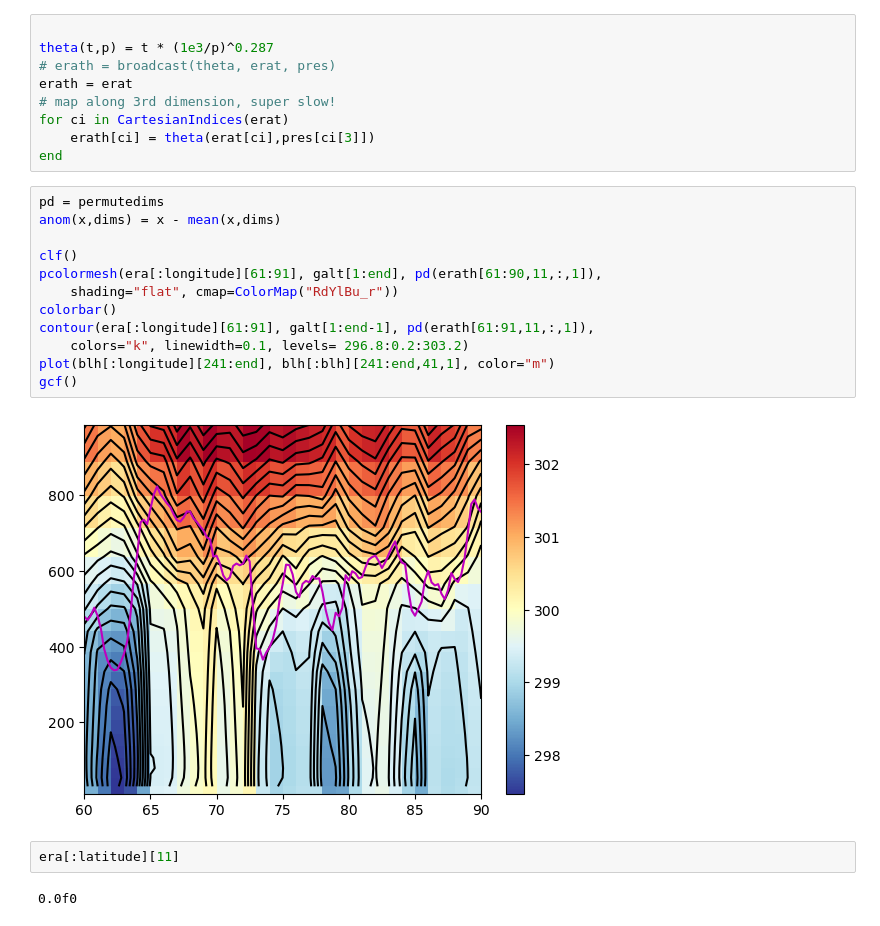
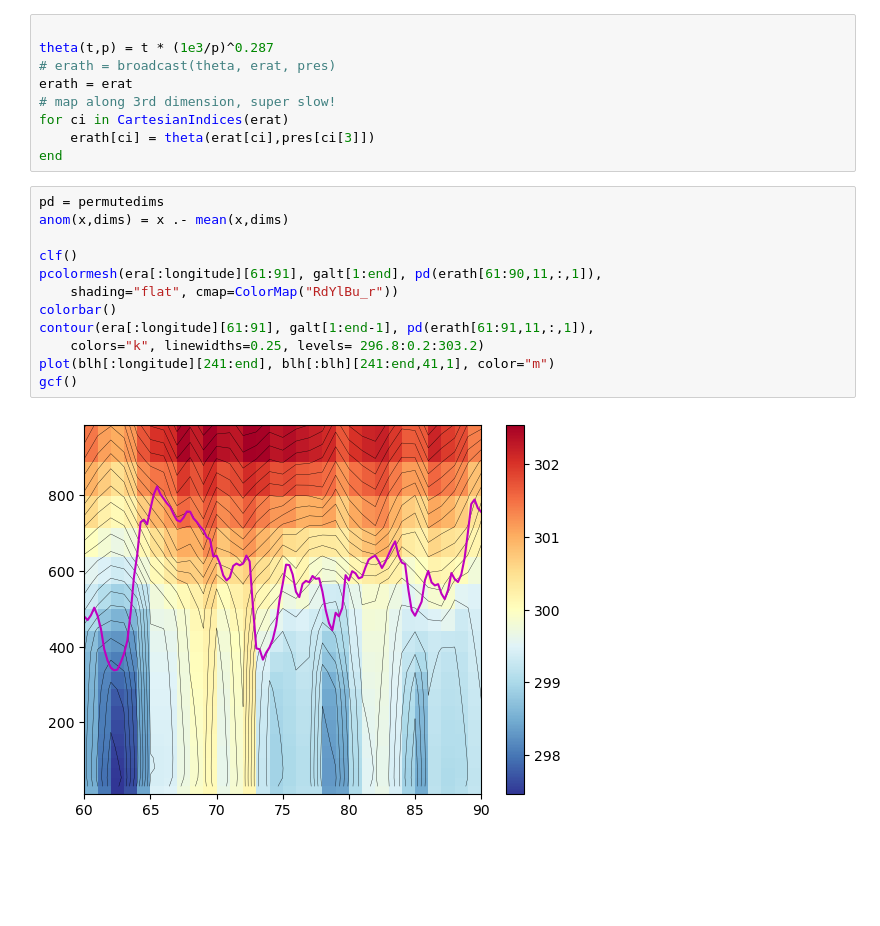
Before and after one commit to deszoeke/cmip6, a Jupyter notebook: era5/era5_mjo_vert.ipynb, the cells around one changed output. Drawn from its saved outputs; the diff is of its cells as text; blank space fills up the shorter version.

```diff
--- a/era5/era5_mjo_vert.ipynb
+++ b/era5/era5_mjo_vert.ipynb
@@ -103,19 +108,15 @@ for ci in CartesianIndices(erat)
 end
 # %%
 pd = permutedims
-anom(x,dims) = x - mean(x,dims)
+anom(x,dims) = x .- mean(x,dims)
 
 clf()
 pcolormesh(era[:longitude][61:91], galt[1:end], pd(erath[61:90,11,:,1]),
     shading="flat", cmap=ColorMap("RdYlBu_r"))
 colorbar()
 contour(era[:longitude][61:91], galt[1:end-1], pd(erath[61:91,11,:,1]),
-    colors="k", linewidth=0.1, levels= 296.8:0.2:303.2)
+    colors="k", linewidths=0.25, levels= 296.8:0.2:303.2)
 plot(blh[:longitude][241:end], blh[:blh][241:end,41,1], color="m")
 gcf()
 # %% [output]
-[figure, old version]
+[figure, new version]
-# %%
-era[:latitude][11]
-# %% [output]
-0.0f0
```
Also changed, not shown: parts of 7 cells of this notebook.
